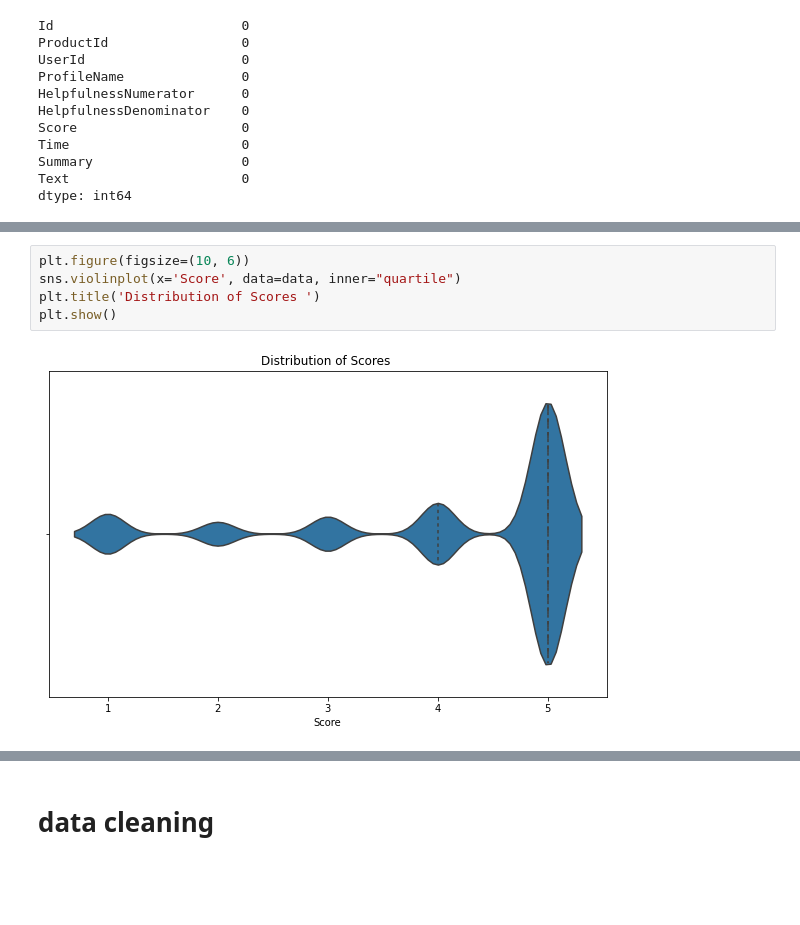
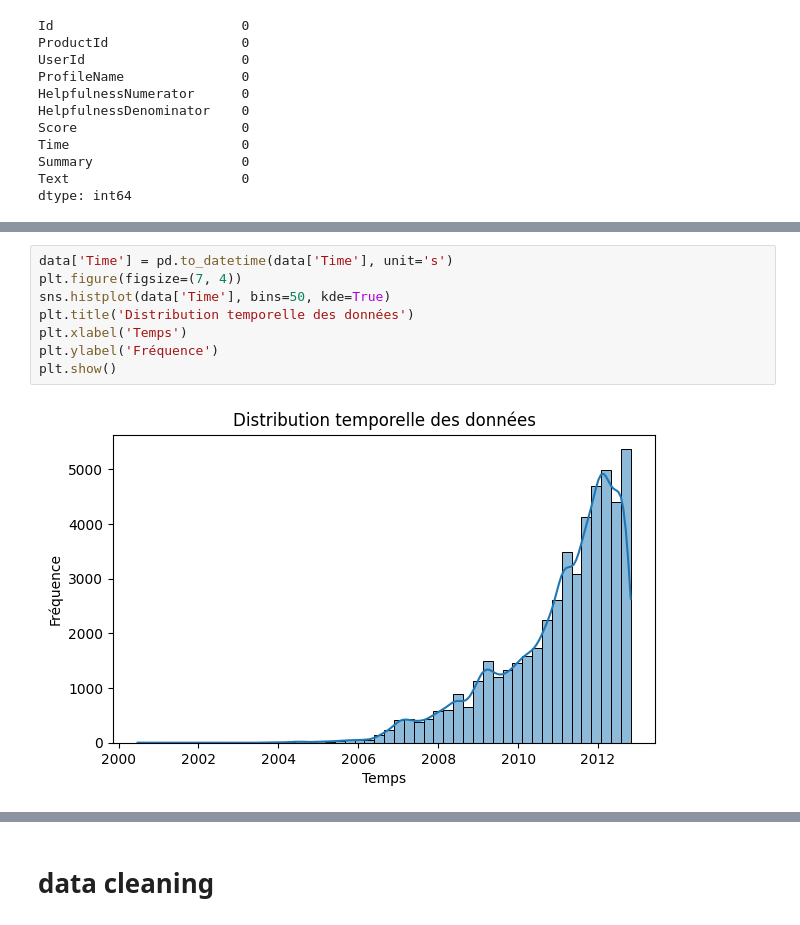
Before and after one commit to AHlam112-bz/customer_satisfaction_analysi1, a Jupyter notebook: customer_satisfaction_analysis1.ipynb, the cells around one changed output, grey strips where cells are left out. Drawn from its saved outputs; the diff is of its cells as text; blank space fills up the shorter version.

```diff
--- a/customer_satisfaction_analysis1.ipynb
+++ b/customer_satisfaction_analysis1.ipynb
@@ -86,7 +86,10 @@ plt.grid()
-# %%
-plt.figure(figsize=(10, 6))
-sns.violinplot(x='Score', data=data, inner="quartile")
-plt.title('Distribution of Scores ')
-plt.show()
-# %% [output]
-[figure, removed]
+# %%
+data['Time'] = pd.to_datetime(data['Time'], unit='s')
+plt.figure(figsize=(7, 4))
+sns.histplot(data['Time'], bins=50, kde=True)
+plt.title('Distribution temporelle des données')
+plt.xlabel('Temps')
+plt.ylabel('Fréquence')
+plt.show()
+# %% [output]
+[figure, added]
```
Also changed, not shown: parts of 27 cells of this notebook, 1 other file.
